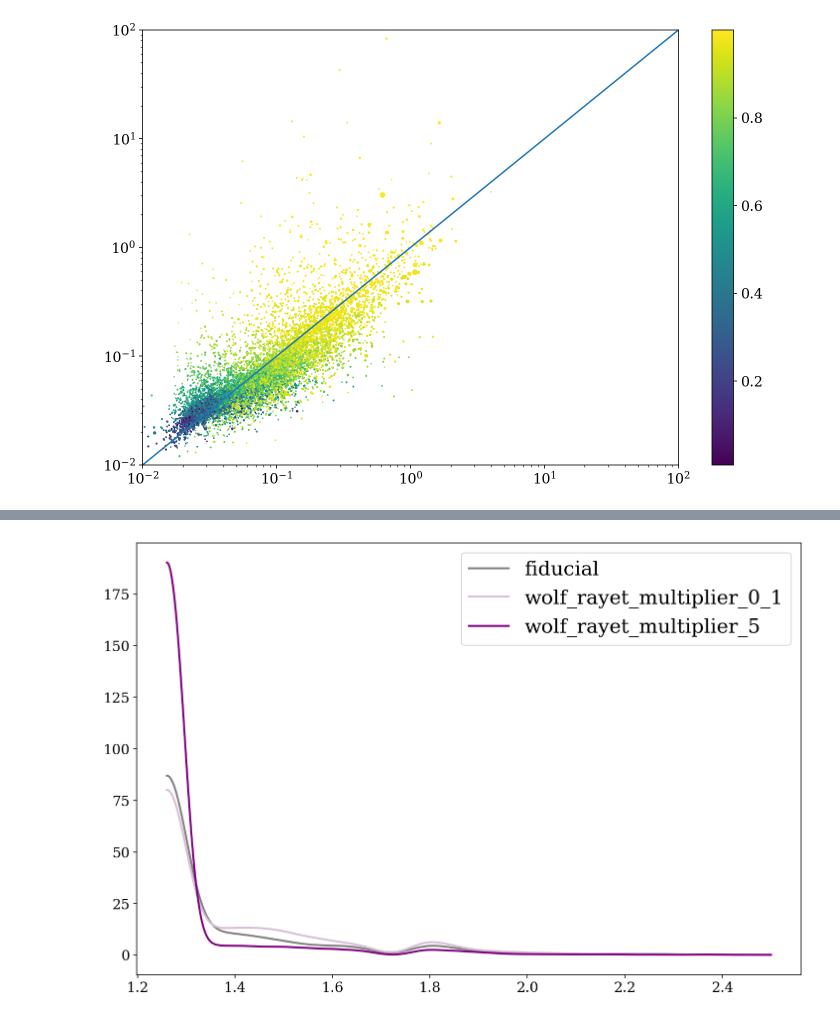
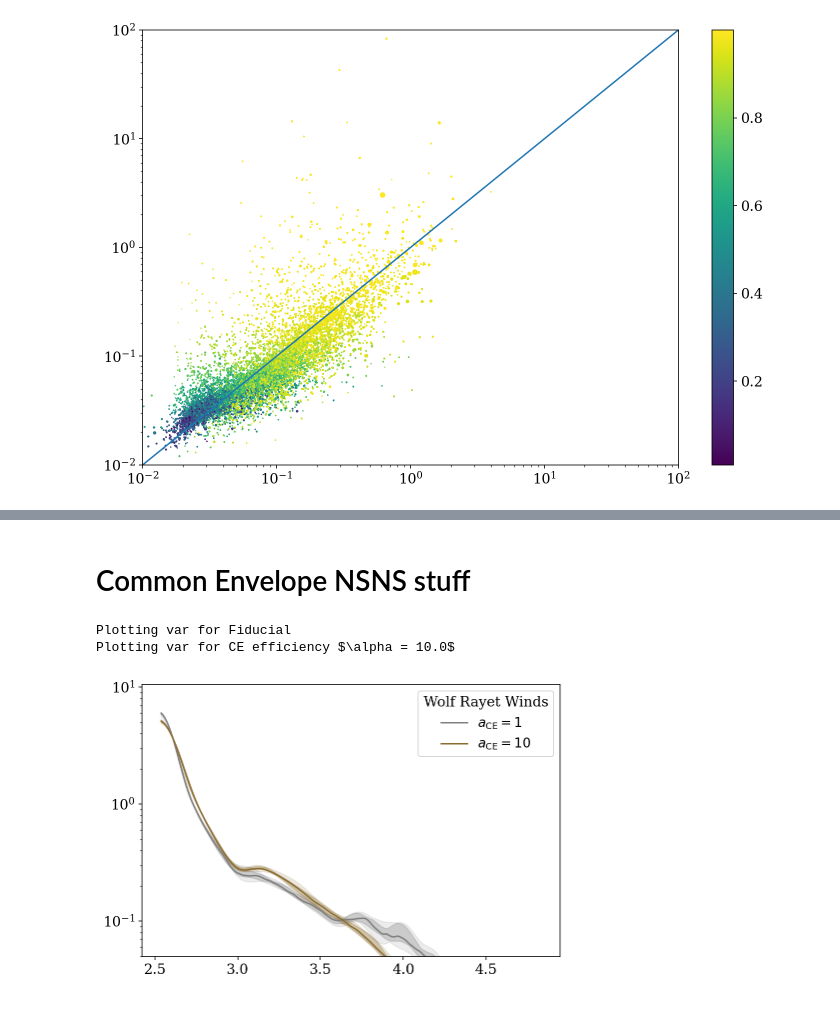
Before and after one commit to TomWagg/detecting-DCOs-in-LISA, a Jupyter notebook: paper/figure_notebooks/variations.ipynb, the cells around one changed output, grey strips where cells are left out. Drawn from its saved outputs; the diff is of its cells as text; code cells hidden in the pictures.

```diff
--- a/paper/figure_notebooks/variations.ipynb
+++ b/paper/figure_notebooks/variations.ipynb
@@ -721,35 +567,45 @@ plt.show()
-# %%
-for dco_type in ["NSNS"]:
-
-    for model in [0, 18, 19]:
-        with h5.File(sim_folder + "{}_{}_all.h5".format(dco_type, variations[model]["file"]), "r") as f:
-            data = f["simulation"][...].squeeze()
-
-
-        sorted_order = np.argsort(data["seed"])
-        sorted_seeds = data["seed"][sorted_order]
-        _, starts, counts = np.unique(sorted_seeds, return_counts=True, return_index=True)
-        res = np.split(sorted_order, starts[1:])
-        inds = np.array([np.random.choice(r) if len(r) > 1 else r[0] for r in res])
-
-        x_vals, kde = boots.MirroredKDE(data["m_2"][inds], weights=data["weight"][inds],
-                                        lower_bound=1.26, upper_bound=2.5).evaluate(x_min=1.26, x_max=2.5, x_count=500)
-
-        plt.plot(x_vals, kde * detections[2][model].mean(), label=variations[model]["file"], color=variations[model]["colour"], lw=2)
-
-plt.legend()
-
-# plt.plot([1e-2, 1e2], [1e-2, 1e2])
-# plt.colorbar(scatter)
-
-# plt.xscale("log")
-# plt.yscale("log")
-
-# plt.xlim(1e-2, 1e2)
-# plt.ylim(1e-2, 1e2)
-
-# plt.xlim(-2.5, 0.5)
-
-plt.show()
-# %% [output]
-[figure, removed]
+# %% [markdown]
+# Common Envelope NSNS stuff
+# %%
+fig, ax = plt.subplots(figsize=(7.5, 5))
+lw = 4
+
+#for model, label in [(0, r"$a_{\rm CE} = 1$"), (6, r"$a_{\rm CE} = 0.1$"), (7, r"$a_{\rm CE} = 0.5$"), (8, r"$a_{\rm CE} = 2$"), (9, r"$a_{\rm CE} = 10$")]:
+for model, label in [(0, r"$a_{\rm CE} = 1$"), (9, r"$a_{\rm CE} = 10$")]:
+    bootstraps = 10
+
+    var = np.array([])
+    weights = np.array([])
+    seeds = np.array([])
+
+    for i, dco_type in enumerate(["NSNS"]):
+        # open corresponding COMPAS file
+        with h5.File(sim_folder + "{}_{}_all.h5".format(dco_type, variations[model]["file"]), "r") as f:
+            data = f["simulation"][...].squeeze()
+
+            new_weights = data["weight"] / data["weight"].sum() * detections[i][model].mean()
+
+            var = np.concatenate((var, data["m_1"] + data["m_2"]))
+            weights = np.concatenate((weights, new_weights))
+            seeds = np.concatenate((seeds, data["seed"]))
+
+    # plot the distance distribution
+    print("Plotting var for", variations[model]["long"])
+    ax = boots.bootstrapped_kde(var, weights, seeds, normalisation=1,#detections[2, model].sum() / detections[2, 0].sum(),
+                                ax=ax, color=variations[model]["colour"], label=label,
+                                bootstraps=bootstraps, lower_bound=1.26*2)
+
+ax.set_yscale("log")
+ax.set_ylim(bottom=5e-2)
+
+leg = ax.legend(loc='upper right', fontsize=0.65 * fs, title="Wolf Rayet Winds")
+leg.get_title().set_fontsize(0.7*fs)
+
+ax.tick_params(labelsize=0.7*fs)
+ax.xaxis.label.set_fontsize(fs)
+
+plt.show()
+# %% [output]
+Plotting var for Fiducial
+Plotting var for CE efficiency $\alpha = 10.0$
+[figure, added]
```
Also changed, not shown: parts of 15 cells of this notebook, 5 other files.
